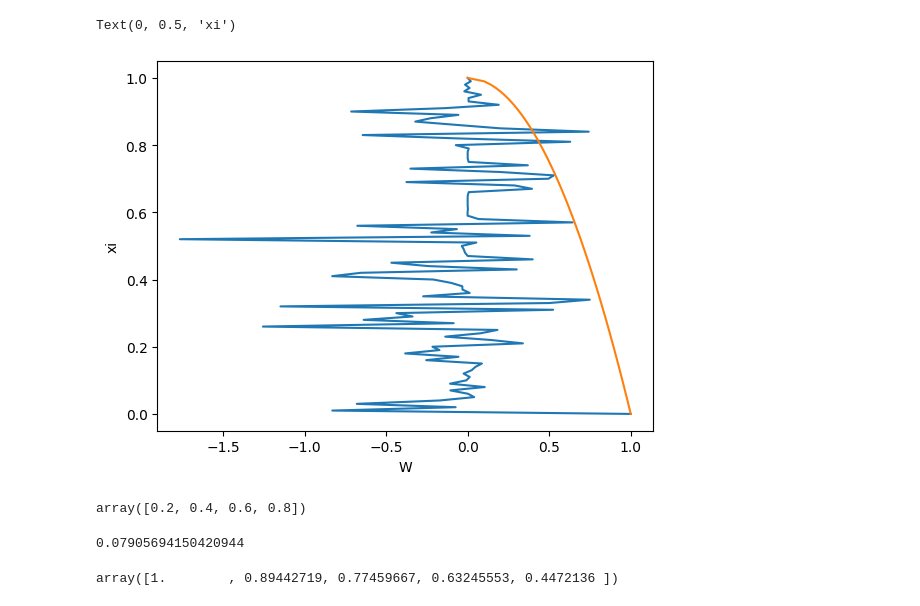
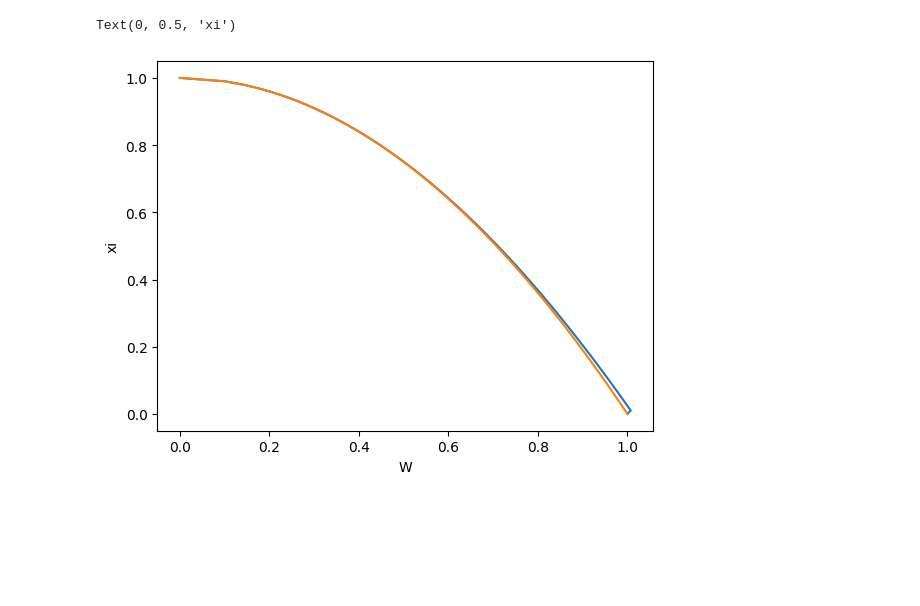
Before and after one commit to dashadem/CO2lovers, a Jupyter notebook: nonlinear.ipynb, the cells around one changed output. Cells and saved outputs as stored; diff of their text form; code cells hidden in the pictures; blank space fills up the shorter version.

```diff
--- a/nonlinear.ipynb
+++ b/nonlinear.ipynb
@@ -4,64 +22,74 @@ import matplotlib.pyplot as plt
 from scipy.sparse import diags
 from scipy.sparse.linalg import spsolve
 # %%
-N = 101
+N = 100
 xi = np.linspace(0,1,N)
 h = 1/(N-1)
-W0 = np.sqrt(1 - xi)
-g = 4
-v0 = W0[N-2]**2*W0[N-3]/g/2/h
-t = 10**(-6)
+W0 = np.sqrt(1 - xi)              # intitial solution of omega
+g = 4                             # initial gamma
+v0 = W0[N-2]**2*W0[N-3]/g/2/h     # initial velocity
+t = 10**(-5)                      # time step
 # %%
 v_prev = v0.copy()
 W_prev = W0.copy()
 eps = 1
 eps_v = 1
-gs = []
-ts = []
 
-n_t = 10**4
-psi0 = np.empty(n_t+1)
-psi0[0] = - ((W0[0] + W0[1])/2)**3/g*(-W0[0] + W0[1])/h
-t0 = 10**(-3)
-time = [t0]
+n_t = 10**5        # number of time steps
+# psi0 = np.empty(n_t+1)
+# psi0[0] = - ((W0[0] + W0[1])/2)**3/g*(-W0[0] + W0[1])/h
+# t0 = 10**(-3)
+# time = [t0]
 
-for j in range(n_t):
+for j in range(n_t):                # time loop
     # gs.append(g)
     # ts.append(j*t)
-    while(eps_v > 10**(-3)):
-        while(eps > 10**(-3)):
-
+    while(eps_v > 10**(-2)):        # loop to approximate the velocity v
+        while(eps > 10**(-2)):      # loop to approximate the opening omega
+            # upper diagonal
             a1 = np.zeros(N-1)
             a1[1:-1] = - v_prev/g*xi[1:-2]/2/h - 1/(g*h)**2*((W_prev[1:-2] + W_prev[2:-1])/2)**3
 
+            # main diagonal
             a0 = np.ones(N)
             a0[1:-1] = 1/t + 1/(g*h)**2*((W_prev[1:N-1] + W_prev[2:])/2)**3 - 1/(g*h)**2*((W_prev[0:N-2] + W_prev[1:N-1])/2)**3
 
+            # lower diagonal
             a_1 = np.zeros(N-1)
             a_1[:-1] = v_prev/g*xi[1:-1]/2/h - 1/(g*h)**2*((W_prev[:-2] + W_prev[1:-1])/2)**3
 
+            # right hand side
             f = np.zeros(N)
             f[0] = 1
             f[-1] = 0
             f[1:-1] = W_prev[1:-1]/t
+
+            # making matrix and solving the system
             k = [a_1,a0, a1]
             offset = [-1,0,1]
             A = diags(k,offset, format = 'csr')
             W = spsolve(A, f)
+
+            # error of solution
             eps = np.sqrt(((W - W_prev)**2).mean())
+
             W_prev = W.copy()
+
+        # getting new velocity
         v = W_prev[N-2]**2*W_prev[N-3]/g/2/h
         eps_v = np.abs(v - v_prev)
         v_prev = v.copy()
+
+    # getting new gamma
     g = g + v_prev*t
-    time.append(time[j] + t)
-    psi0[j+1] = - ((W[0] + W[1])/2)**3/g*(-W[0] + W[1])/h
+    # time.append(time[j] + t)
+    # psi0[j+1] = - ((W[0] + W[1])/2)**3/g*(-W[0] + W[1])/h
 
 plt.figure()
 plt.plot(W_prev, xi)
 plt.plot(W0, xi)
 plt.xlabel('W')
 plt.ylabel('xi')
 # %% [output]
 Text(0, 0.5, 'xi')
-[figure, old version]
+[figure, new version]
@@ -76,12 +95,0 @@ v0 = W0[N-1]**2*W0[N-2]/g/2/h
-# %%
-xi
-# %% [output]
-array([0.2, 0.4, 0.6, 0.8])
-# %%
-v0
-# %% [output]
-0.07905694150420944
-# %%
-W0
-# %% [output]
-array([1.        , 0.89442719, 0.77459667, 0.63245553, 0.4472136 ])
```
Also changed, not shown: parts of 16 cells of this notebook.
